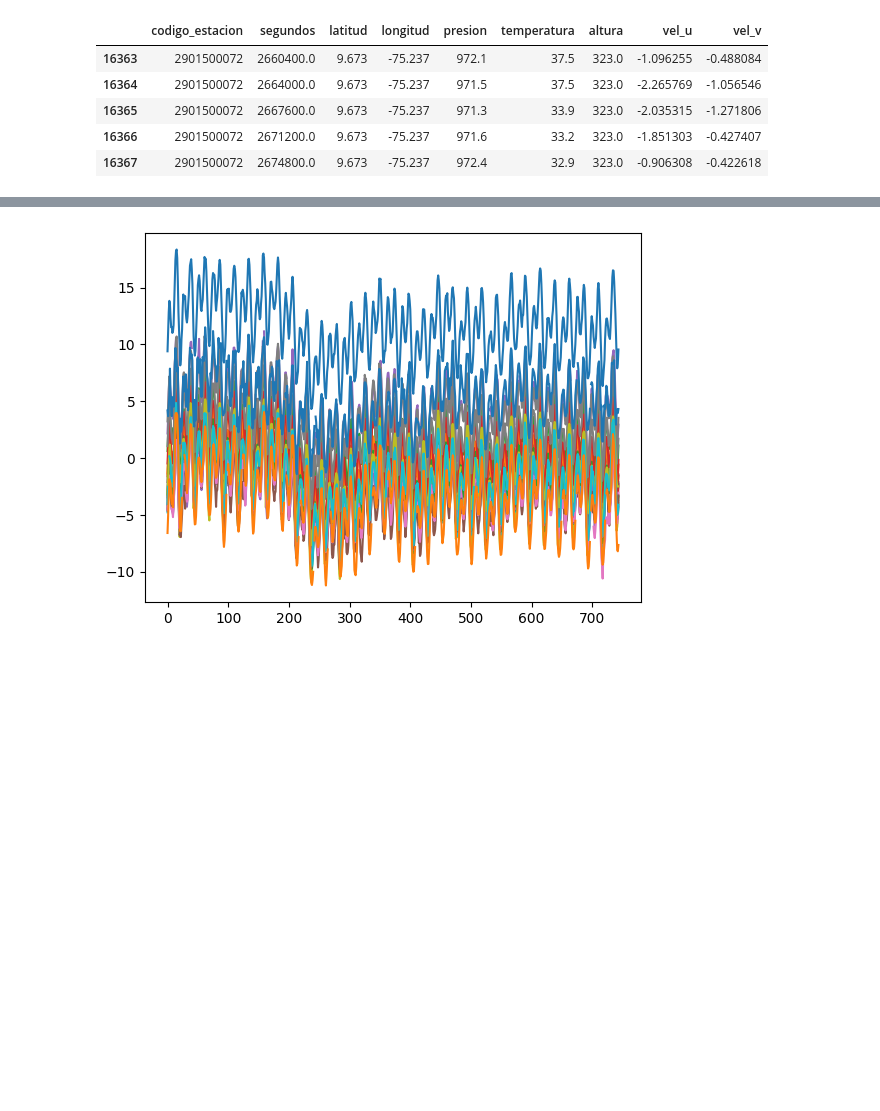
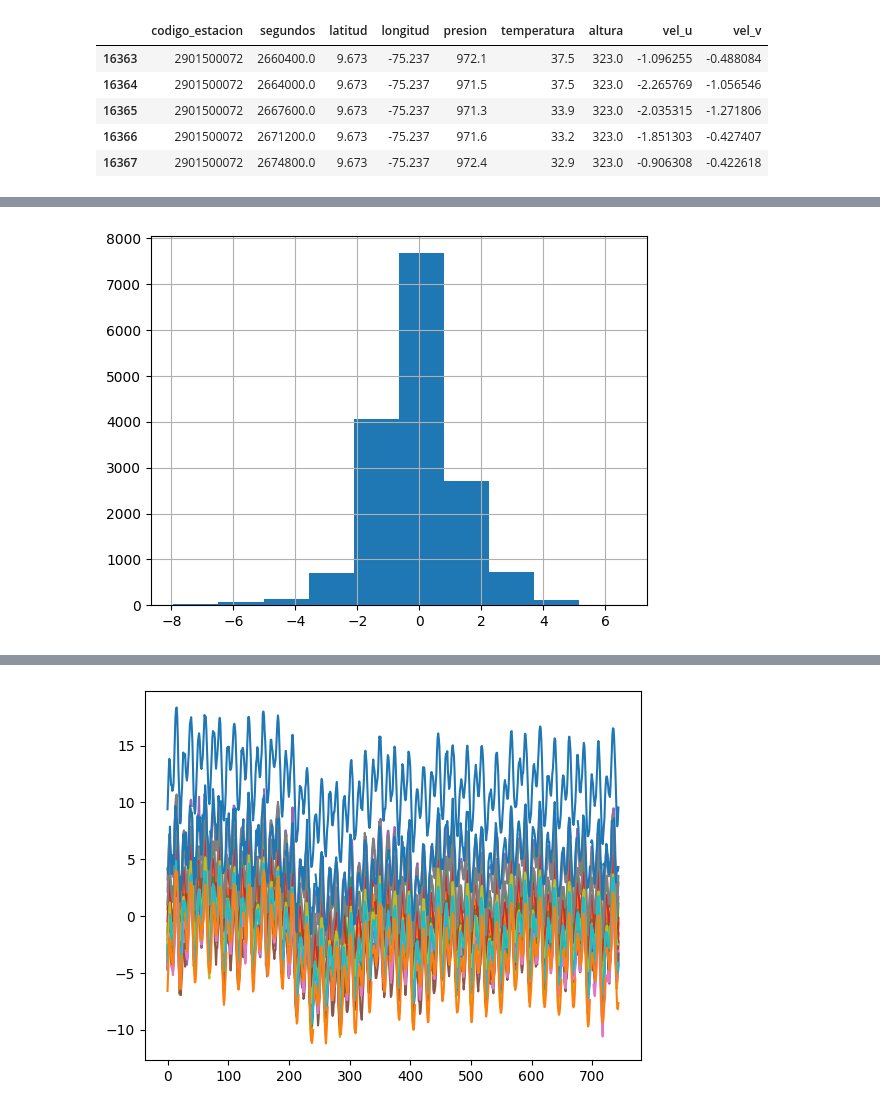
Before and after one commit to sagomeza1/pinns, a Jupyter notebook: cuadernos/exploracion.ipynb, the cells around one changed output, grey strips where cells are left out. Drawn from its saved outputs; the diff is of its cells as text; code cells hidden in the pictures; blank space fills up the shorter version.

```diff
--- a/cuadernos/exploracion.ipynb
+++ b/cuadernos/exploracion.ipynb
@@ -290,5 +307,5 @@ process_data_co.plot_estacion()
 # %%
-ws_data = process_data_co.wsdata
+ws_data = process_data_co.wsdata.copy()
 ws_data.tail()
 # %% [output]
 |  | codigo_estacion | segundos | latitud | longitud | presion | temperatura | altura | vel_u | vel_v |
@@ -299,0 +344,5 @@ ws_data.tail()
+# %%
+ws_data["vel_u"].hist()
+plt.show()
+# %% [output]
+[figure, added]
```
Also changed, not shown: parts of 17 cells of this notebook, 1 other file.
